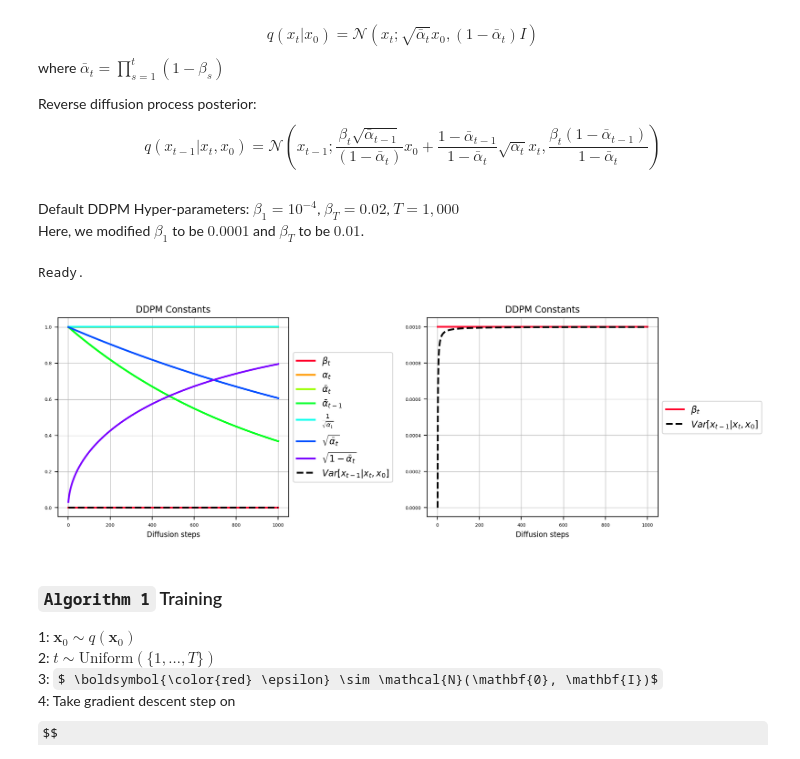
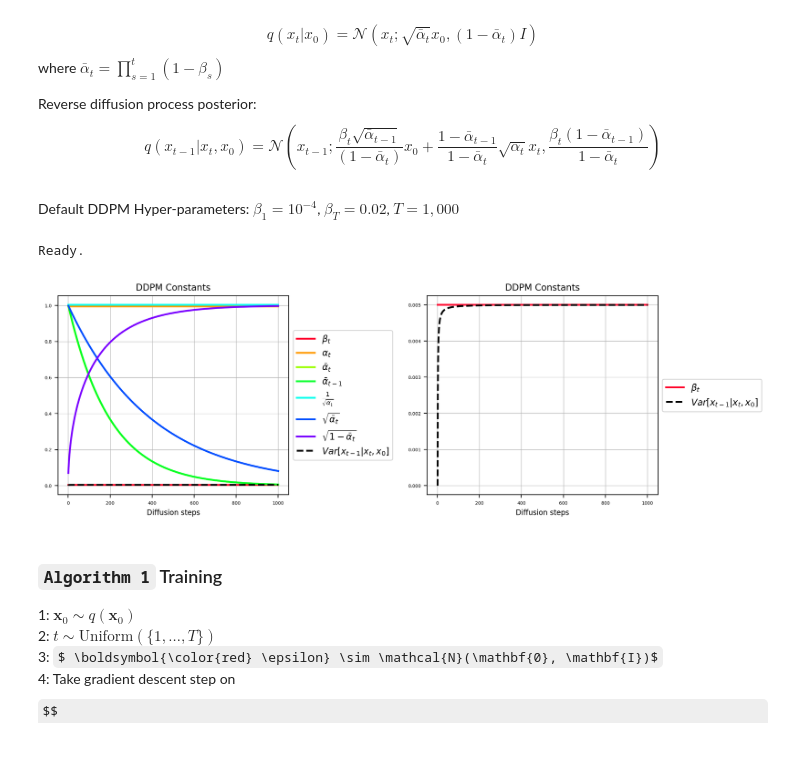
Before and after one commit to sjchoi86/yet-another-diffusion-models, a Jupyter notebook: code/demo_reverse_diffusion.ipynb, the cells around one changed output. Saved outputs shown, nothing was run; the diff lists cells and outputs as text; code cells hidden in the pictures; some formulas as TeX source.

```diff
--- a/code/demo_reverse_diffusion.ipynb
+++ b/code/demo_reverse_diffusion.ipynb
@@ -57,13 +57,12 @@ x_{t-1}; \frac{\beta_t \sqrt{\bar{\alpha}_{t-1}}}{(1-\bar{\alpha}_t)} x_0
 $$
 # %% [markdown]
 Default DDPM Hyper-parameters:
-$\beta_1 = 10^{-4}$, $\beta_T = 0.02$, $T=1,000$ \
-Here, we modified $\beta_1$ to be $0.0001$ and $\beta_T$ to be $0.01$.
+$\beta_1 = 10^{-4}$, $\beta_T = 0.02$, $T=1,000$
 # %%
 # Precompute some constants for DDPM
 dc = {}
 dc['T'] = 1000
-dc['betas'] = torch.linspace(start=0.001,end=0.001,steps=dc['T']) # [T]
+dc['betas'] = torch.linspace(start=0.005,end=0.005,steps=dc['T']) # [T]
 dc['alphas'] = 1.0 - dc['betas'] # [T]
 dc['alphas_bar'] = torch.cumprod(dc['alphas'],axis=0) # [T]
 dc['alphas_bar_prev'] = torch.nn.functional.pad(dc['alphas_bar'][:-1],pad=(1,0),value=1.0) # [T]
@@ -71,34 +70,34 @@ dc['sqrt_recip_alphas'] = torch.sqrt(1.0/dc['alphas']) # [T]
 dc['sqrt_alphas_bar'] = torch.sqrt(dc['alphas_bar']) # [T]
 dc['sqrt_one_minus_alphas_bar'] = torch.sqrt(1.0-dc['alphas_bar']) # [T]
 dc['posterior_variance'] = dc['betas']*(1.0-dc['alphas_bar_prev'])/(1.0-dc['alphas_bar']) # [T]
 print ("Ready.")
 # Plot
 ts = np.linspace(start=1,stop=dc['T'],num=dc['T'])
 cs = [plt.cm.gist_rainbow(x) for x in np.linspace(0,1,8)]
 lw = 2 # linewidth
 plt.figure(figsize=(12,4))
 plt.subplot(1,2,1)
 plt.plot(ts,torch2np(dc['betas']),color=cs[0],label=r'$\beta_t$',lw=lw)
 plt.plot(ts,torch2np(dc['alphas']),color=cs[1],label=r'$\alpha_t$',lw=lw)
 plt.plot(ts,torch2np(dc['alphas_bar']),color=cs[2],label=r'$\bar{\alpha}_t$',lw=lw)
 plt.plot(ts,torch2np(dc['alphas_bar_prev']),color=cs[3],label=r'$\bar{\alpha}_{t-1}$',lw=lw)
 plt.plot(ts,torch2np(dc['sqrt_recip_alphas']),color=cs[4],label=r'$\frac{1}{\sqrt{\alpha_t}}$',lw=lw)
 plt.plot(ts,torch2np(dc['sqrt_alphas_bar']),color=cs[5],label=r'$\sqrt{\bar{\alpha}_t}$',lw=lw)
 plt.plot(ts,torch2np(dc['sqrt_one_minus_alphas_bar']),color=cs[6],label=r'$\sqrt{1-\bar{\alpha}_t}$',lw=lw)
 plt.plot(ts,torch2np(dc['posterior_variance']),'--',color='k',label=r'$ Var[x_{t-1}|x_t,x_0] $',lw=lw)
 plt.xlabel('Diffusion steps',fontsize=8)
 plt.legend(fontsize=10,loc='center left',bbox_to_anchor=(1,0.5))
 plt.title('DDPM Constants',fontsize=10); plt.grid(lw=0.5);
 plt.subplot(1,2,2)
 plt.plot(ts,torch2np(dc['betas']),color=cs[0],label=r'$\beta_t$',lw=lw)
 plt.plot(ts,torch2np(dc['posterior_variance']),'--',color='k',label=r'$ Var[x_{t-1}|x_t,x_0] $',lw=lw)
 plt.xlabel('Diffusion steps',fontsize=8)
 plt.legend(fontsize=10,loc='center left',bbox_to_anchor=(1,0.5))
 plt.title('DDPM Constants',fontsize=10); plt.grid(lw=0.5);
 plt.subplots_adjust(wspace=0.6); plt.show()
 # %% [output]
 Ready.
-[figure, old version]
+[figure, new version]
 # %% [markdown]
 ### `Algorithm 1` Training
 1: $\mathbf{x}_0 \sim q( \mathbf{x}_0 )$ \
```
Also changed, not shown: parts of 11 cells of this notebook.
